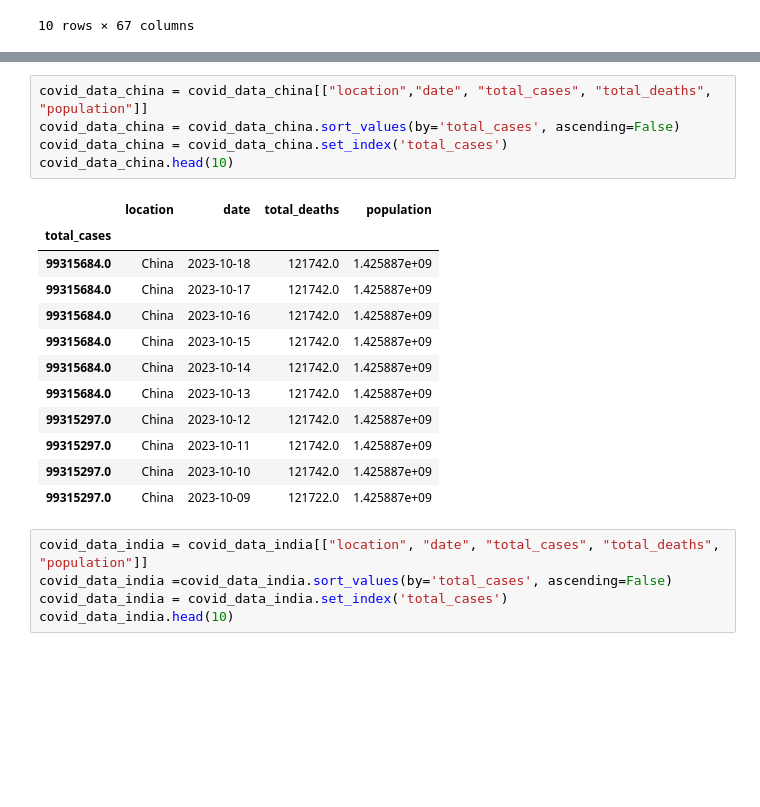
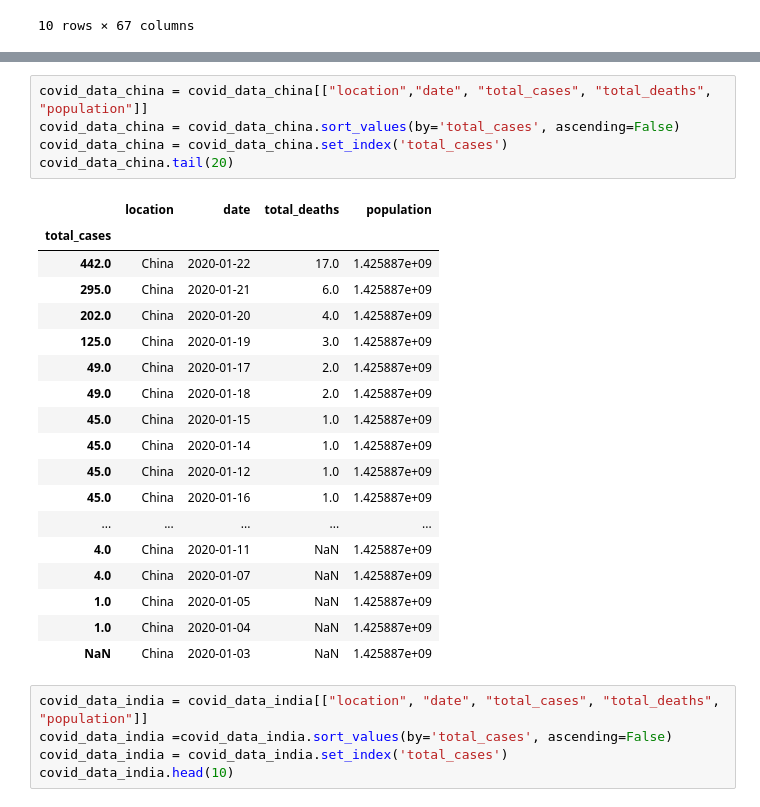
Before and after one commit to datla-ria/Project-1, a Jupyter notebook: project-1.ipynb, the cells around one changed output, grey strips where cells are left out. Cells and saved outputs as stored; diff of their text form; blank space fills up the shorter version.

```diff
--- a/project-1.ipynb
+++ b/project-1.ipynb
@@ -110,21 +115,27 @@ covid_data_us.head(10)
 # %%
 covid_data_china = covid_data_china[["location","date", "total_cases", "total_deaths", "population"]]
 covid_data_china = covid_data_china.sort_values(by='total_cases', ascending=False)
 covid_data_china = covid_data_china.set_index('total_cases')
-covid_data_china.head(10)
+covid_data_china.tail(20)
 # %% [output]
 |  | location | date | total_deaths | population |
 | total_cases |  |  |  |  |
-| 99315684.0 | China | 2023-10-18 | 121742.0 | 1.425887e+09 |
-| 99315684.0 | China | 2023-10-17 | 121742.0 | 1.425887e+09 |
-| 99315684.0 | China | 2023-10-16 | 121742.0 | 1.425887e+09 |
-| 99315684.0 | China | 2023-10-15 | 121742.0 | 1.425887e+09 |
-| 99315684.0 | China | 2023-10-14 | 121742.0 | 1.425887e+09 |
-| 99315684.0 | China | 2023-10-13 | 121742.0 | 1.425887e+09 |
-| 99315297.0 | China | 2023-10-12 | 121742.0 | 1.425887e+09 |
-| 99315297.0 | China | 2023-10-11 | 121742.0 | 1.425887e+09 |
-| 99315297.0 | China | 2023-10-10 | 121742.0 | 1.425887e+09 |
-| 99315297.0 | China | 2023-10-09 | 121722.0 | 1.425887e+09 |
+| 442.0 | China | 2020-01-22 | 17.0 | 1.425887e+09 |
+| 295.0 | China | 2020-01-21 | 6.0 | 1.425887e+09 |
+| 202.0 | China | 2020-01-20 | 4.0 | 1.425887e+09 |
+| 125.0 | China | 2020-01-19 | 3.0 | 1.425887e+09 |
+| 49.0 | China | 2020-01-17 | 2.0 | 1.425887e+09 |
+| 49.0 | China | 2020-01-18 | 2.0 | 1.425887e+09 |
+| 45.0 | China | 2020-01-15 | 1.0 | 1.425887e+09 |
+| 45.0 | China | 2020-01-14 | 1.0 | 1.425887e+09 |
+| 45.0 | China | 2020-01-12 | 1.0 | 1.425887e+09 |
+| 45.0 | China | 2020-01-16 | 1.0 | 1.425887e+09 |
+| ... | ... | ... | ... | ... |
+| 4.0 | China | 2020-01-11 | NaN | 1.425887e+09 |
+| 4.0 | China | 2020-01-07 | NaN | 1.425887e+09 |
+| 1.0 | China | 2020-01-05 | NaN | 1.425887e+09 |
+| 1.0 | China | 2020-01-04 | NaN | 1.425887e+09 |
+| NaN | China | 2020-01-03 | NaN | 1.425887e+09 |
 # %%
 covid_data_india = covid_data_india[["location", "date", "total_cases", "total_deaths", "population"]]
 covid_data_india =covid_data_india.sort_values(by='total_cases', ascending=False)
```
Also changed, not shown: parts of 12 cells of this notebook.
